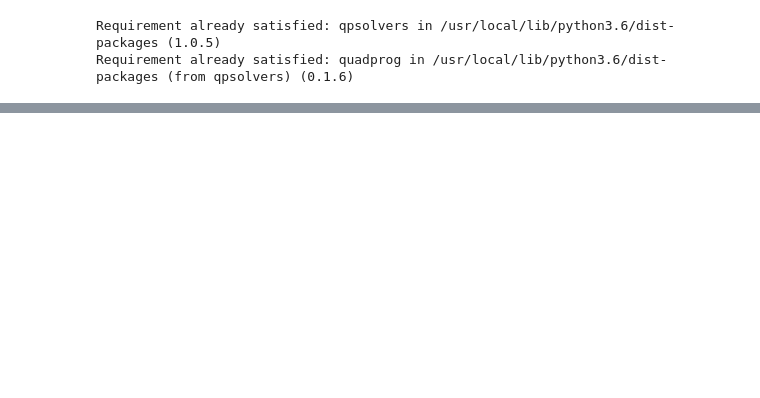
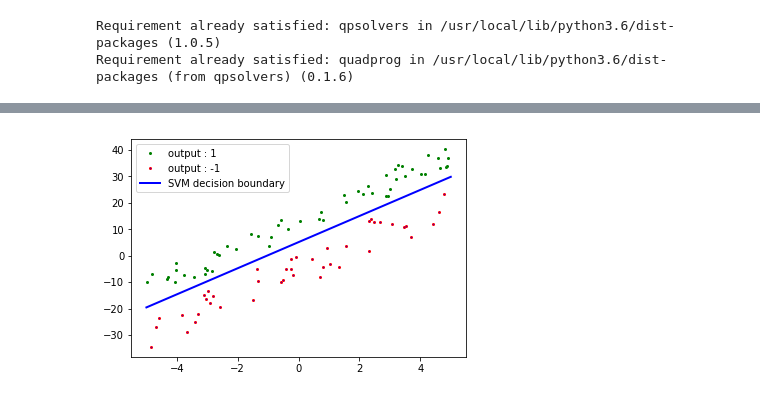
Before and after one commit to 1siddhi7/Learning-From-Data, a Jupyter notebook: SVM.ipynb, the cells around one changed output, grey strips where cells are left out. Drawn from its saved outputs; the diff is of its cells as text; code cells hidden in the pictures; blank space fills up the shorter version.

```diff
--- a/SVM.ipynb
+++ b/SVM.ipynb
@@ -252,0 +210,15 @@ plt.show()
+# %%
+
+
+plt.plot(x_green, y_green, color='green', linewidth = 0, marker='o', markerfacecolor='green', markersize=2,label="output : 1")
+plt.plot(x_red, y_red, color='red', linewidth = 0, marker='o', markerfacecolor='blue', markersize=2,label="output : -1")
+
+x_boundary_svm = np.linspace(-5,5,2)
+y_boundary_svm = (-weights_svm[0]/weights_svm[1])*x_boundary_svm +(-bias/weights_svm[1])
+
+plt.plot(x_boundary_svm, y_boundary_svm, color='blue', linewidth = 2, marker='o', markerfacecolor='blue', markersize=0,label="SVM decision boundary")
+
+plt.legend()
+plt.show()
+# %% [output]
+[figure, added]
```
Also changed, not shown: parts of 7 cells of this notebook.
